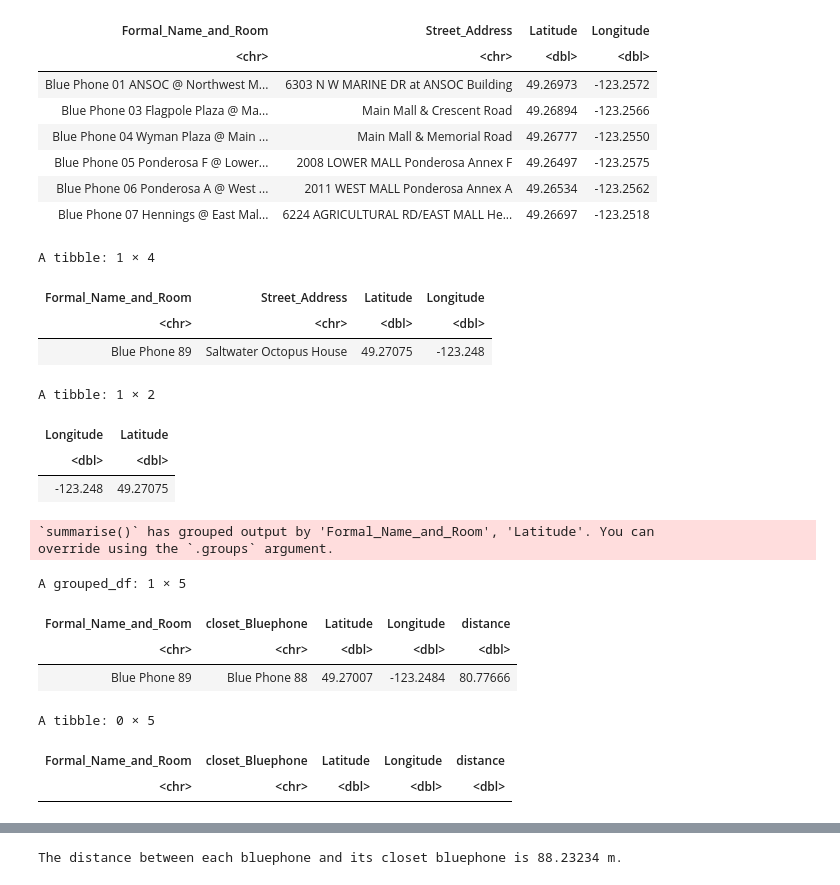
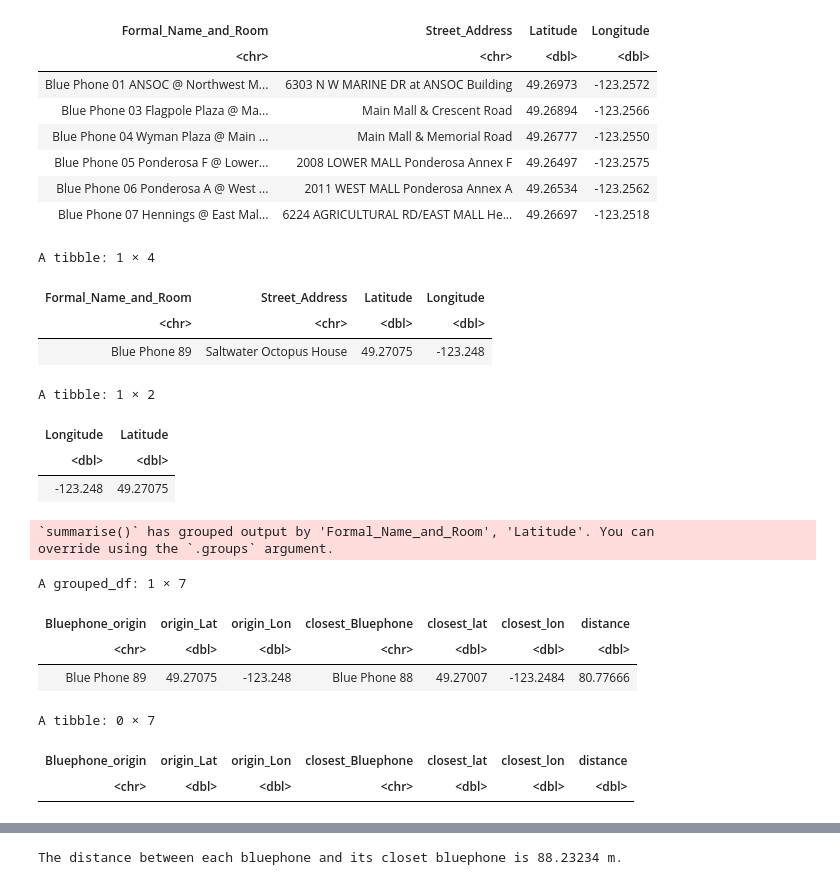
Before and after one commit to AllenCheng5186/VANT149-Group9-Research-Project, a Jupyter notebook: Main with dynamic mapview.ipynb, the cells around one changed output, grey strips where cells are left out. Drawn from its saved outputs; the diff is of its cells as text; code cells hidden in the pictures.

```diff
--- a/Main with dynamic mapview.ipynb
+++ b/Main with dynamic mapview.ipynb
@@ -126,42 +129,44 @@ bluephone_lon_lat <- Bluephone_location |>
 # %%
 first_bluephone <- Bluephone_location[89, ]
 first_bluephone
 first_bluephone_lon_lat <- select(first_bluephone, Longitude, Latitude)
 first_bluephone_lon_lat
 rest_bluephone <- Bluephone_location |>
         filter(Latitude != pull(first_bluephone, Latitude))
 
 Bluephone_distance <- rest_bluephone |>
         group_by(Formal_Name_and_Room, Latitude, Longitude) |>
         summarize(distance = distGeo(first_bluephone_lon_lat, c(Longitude, Latitude))) |>
         arrange(distance) |>
         head(1) |>
-        mutate(Bluephone_origin = pull(first_bluephone, Formal_Name_and_Room)) |>
-        select(Bluephone_origin, Formal_Name_and_Room, Latitude, Longitude, distance)
+        mutate(Bluephone_origin = pull(first_bluephone, Formal_Name_and_Room),
+               origin_Lat = pull(first_bluephone, Latitude),
+               origin_Lon = pull(first_bluephone, Longitude)) |>
+        select(Bluephone_origin, origin_Lat, origin_Lon, Formal_Name_and_Room, Latitude, Longitude, distance)
 
-colnames(Bluephone_distance) <- c("Formal_Name_and_Room", "closet_Bluephone", "Latitude", "Longitude", "distance")
+colnames(Bluephone_distance) <- c("Bluephone_origin", "origin_Lat", "origin_Lon", "closest_Bluephone", "closest_lat", "closest_lon", "distance")
 
 Bluephone_distance
 # %% [output]
 A tibble: 1 × 4
 | Formal_Name_and_Room | Street_Address | Latitude | Longitude |
 | <chr> | <chr> | <dbl> | <dbl> |
 | Blue Phone 89 | Saltwater Octopus House | 49.27075 | -123.248 |
 A tibble: 1 × 2
 | Longitude | Latitude |
 | <dbl> | <dbl> |
 | -123.248 | 49.27075 |
 `summarise()` has grouped output by 'Formal_Name_and_Room', 'Latitude'. You can
 override using the `.groups` argument.
-A grouped_df: 1 × 5
+A grouped_df: 1 × 7
-| Formal_Name_and_Room | closet_Bluephone | Latitude | Longitude | distance |
-| <chr> | <chr> | <dbl> | <dbl> | <dbl> |
-| Blue Phone 89 | Blue Phone 88 | 49.27007 | -123.2484 | 80.77666 |
+| Bluephone_origin | origin_Lat | origin_Lon | closest_Bluephone | closest_lat | closest_lon | distance |
+| <chr> | <dbl> | <dbl> | <chr> | <dbl> | <dbl> | <dbl> |
+| Blue Phone 89 | 49.27075 | -123.248 | Blue Phone 88 | 49.27007 | -123.2484 | 80.77666 |
 # %%
-bluephone_closest_distance <- as_tibble(filter(Bluephone_distance, Latitude == 1))
+bluephone_closest_distance <- as_tibble(filter(Bluephone_distance, Bluephone_origin == 1))
 bluephone_closest_distance
 # %% [output]
-A tibble: 0 × 5
+A tibble: 0 × 7
-| Formal_Name_and_Room | closet_Bluephone | Latitude | Longitude | distance |
-| <chr> | <chr> | <dbl> | <dbl> | <dbl> |
+| Bluephone_origin | origin_Lat | origin_Lon | closest_Bluephone | closest_lat | closest_lon | distance |
+| <chr> | <dbl> | <dbl> | <chr> | <dbl> | <dbl> | <dbl> |
 # %%
```
Also changed, not shown: parts of 11 cells of this notebook, 6 other files.
